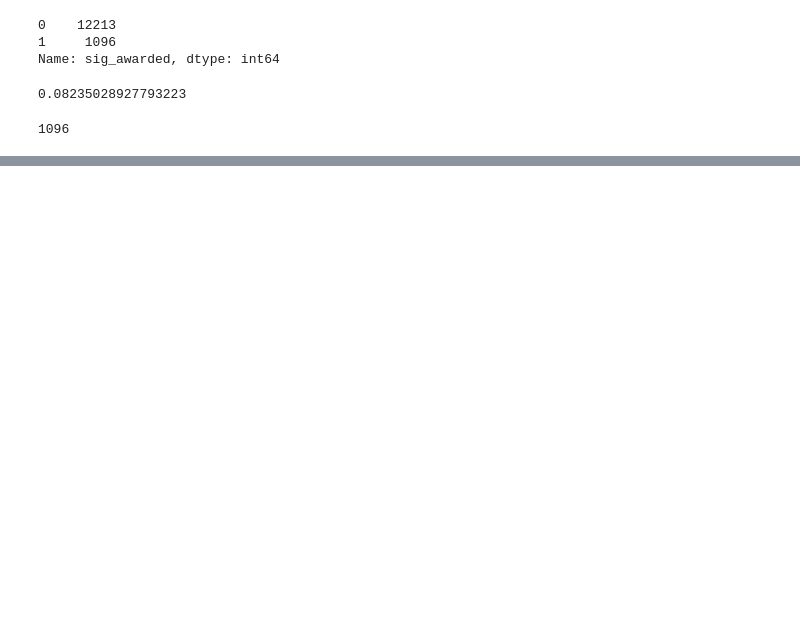
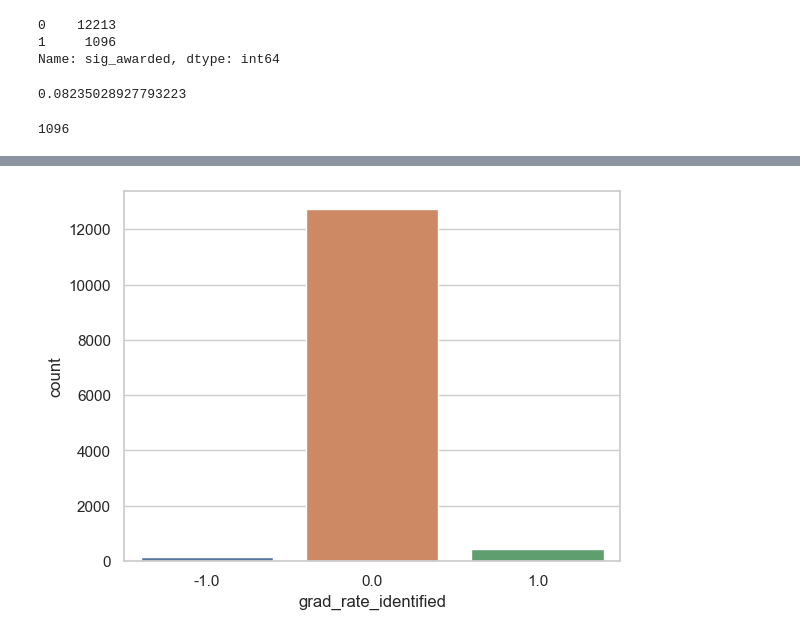
Before and after one commit to c7blackjack/School_Funding_Assistant_Project, a Jupyter notebook: Code-Library/Data Preparation.ipynb, the cells around one changed output, grey strips where cells are left out. Saved outputs shown, nothing was run; the diff lists cells and outputs as text; code cells hidden in the pictures; blank space fills up the shorter version.

```diff
--- a/Code-Library/Data Preparation.ipynb
+++ b/Code-Library/Data Preparation.ipynb
@@ -377,0 +397,4 @@ X_train.sample()
+# %%
+sns.countplot(data = X, x = 'grad_rate_identified');
+# %% [output]
+[figure, added]
```
Also changed, not shown: parts of 22 cells of this notebook.
